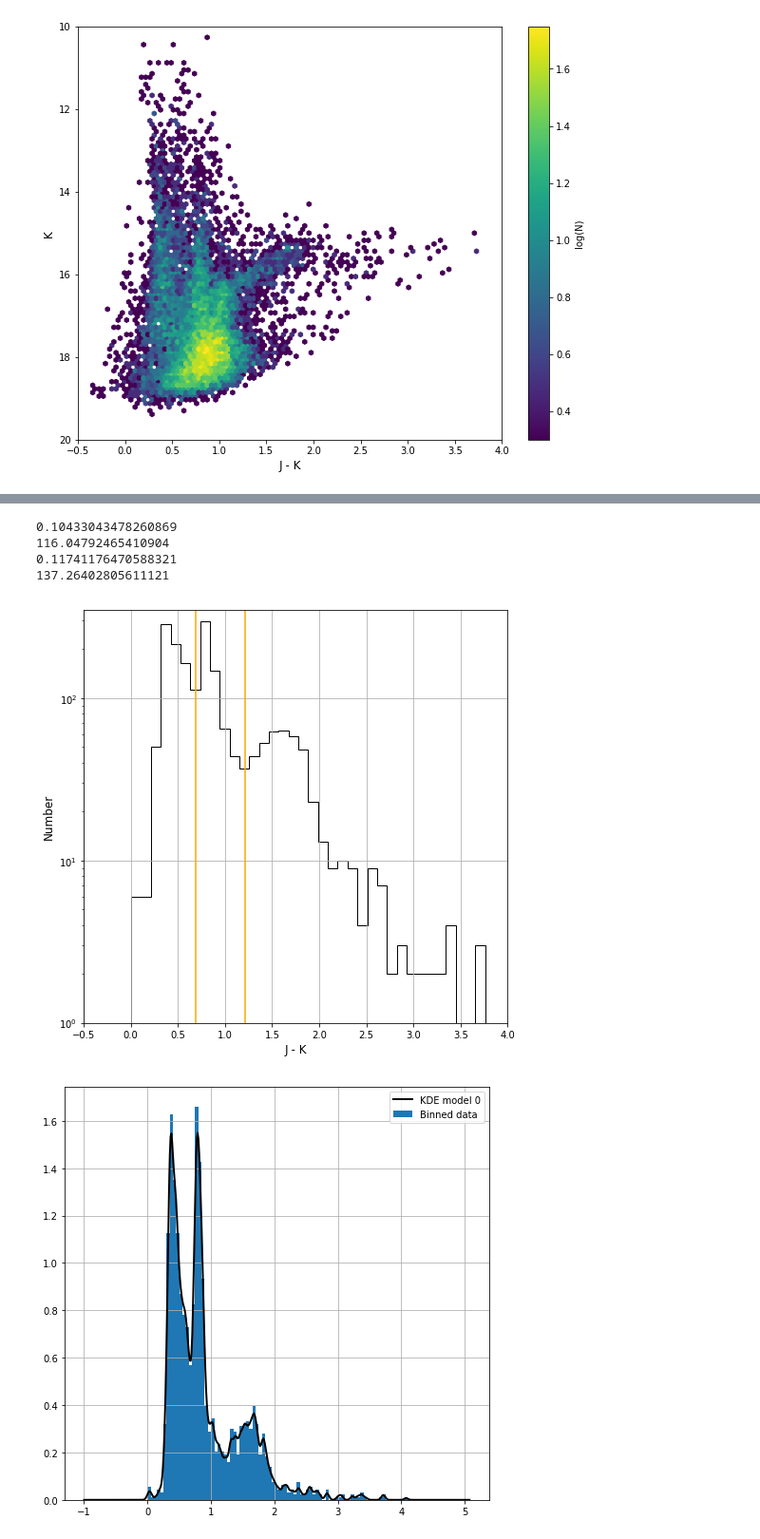
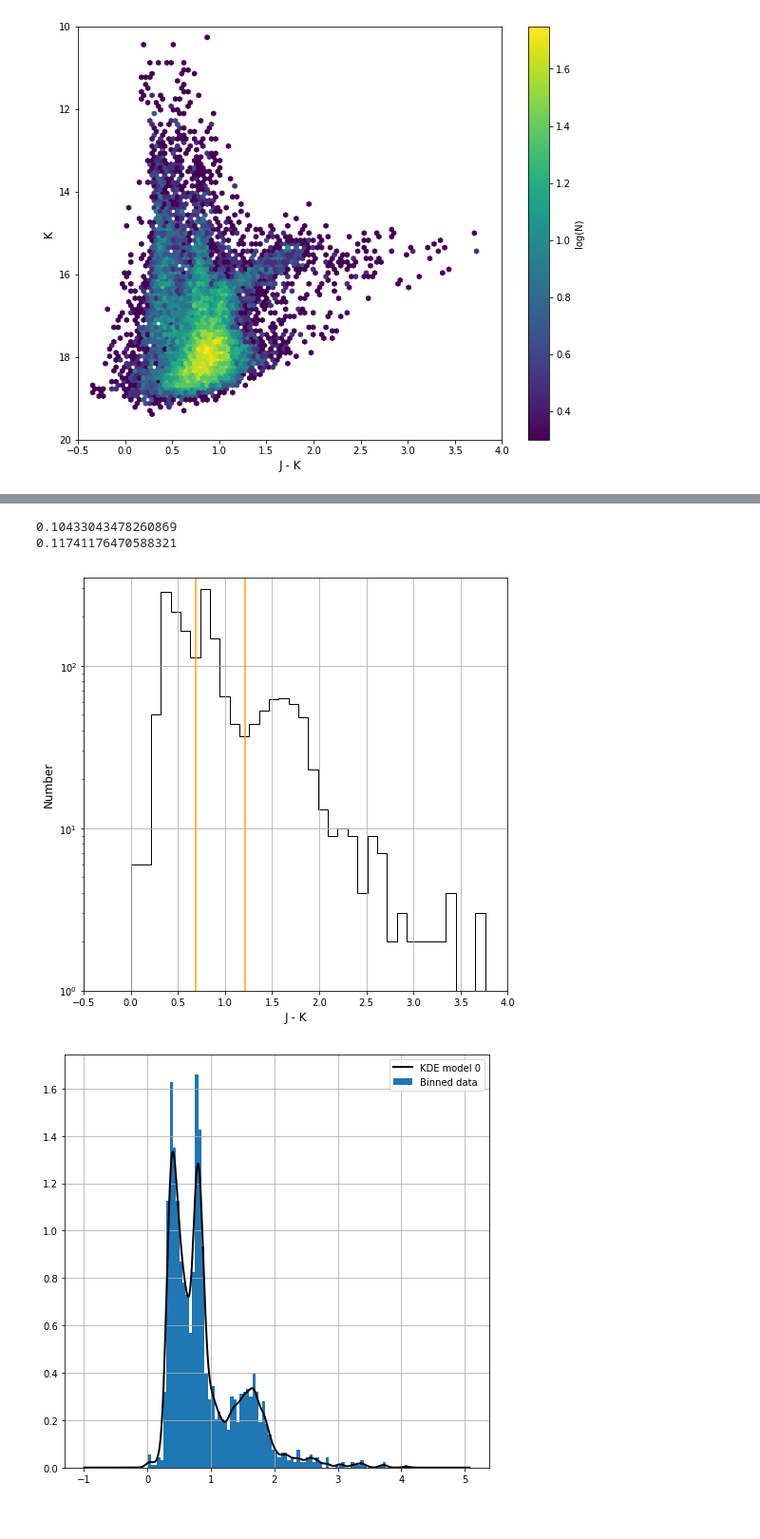
Before and after one commit to alechirschauer/NGC6822, a Jupyter notebook: Color-Cuts_K_vs_J-K_20Nov2018.ipynb, the cells around one changed output, grey strips where cells are left out. Shown at 95% size. Drawn from its saved outputs; the diff is of its cells as text; code cells hidden in the pictures.

```diff
--- a/Color-Cuts_K_vs_J-K_20Nov2018.ipynb
+++ b/Color-Cuts_K_vs_J-K_20Nov2018.ipynb
@@ -211,8 +219,12 @@ plt.close()
 #
 jMINUSkHIST0 = jMINUSkDATA[(jMINUSkDATA.Kmag < 16.0) & (jMINUSkDATA.Kmag > 14.0)]
 #
-#print jMINUSkHIST.Kmag
-#print jMINUSkHIST.jMINUSk
+#print jMINUSkHIST0.Jmag
+#print jMINUSkHIST0.Kmag
+#print jMINUSkHIST0.jMINUSk
+#print jMINUSkHIST0.eJmag
+#print jMINUSkHIST0.eKmag
+#print jMINUSkHIST0.ERRORjMINUSk
 #
 # these are the horizontal (J-K) bins
 #binwidth = 0.1
@@ -220,7 +232,7 @@ binwidth = (stats.knuth_bin_width(jMINUSkHIST0.jMINUSk))
 bin_number = (max(jMINUSkHIST0.jMINUSk)+binwidth)/binwidth
 #
 print binwidth
-print bin_number
+#print bin_number
 #
 # these are the vertical (K-band) bins
 #binwidth2 = 0.25
@@ -228,7 +240,7 @@ binwidth2 = (stats.knuth_bin_width(jMINUSkHIST0.Kmag))
 bin_number2 = (max(jMINUSkHIST0.Kmag)+binwidth2)/binwidth2
 #
 print binwidth2
-print bin_number2
+#print bin_number2
 #
 fig = plt.figure(figsize = (8,8))
 plt.hist(jMINUSkHIST0.jMINUSk, bins=np.arange(min(jMINUSkHIST0.jMINUSk), max(jMINUSkHIST0.jMINUSk) + binwidth, binwidth), histtype='step', color='black')
@@ -244,11 +256,12 @@ plt.axvline(x=1.21, linewidth=1.5, color='orange') # right inflection point *est
 plt.grid(True)
 plt.show()
 plt.close()
+#________________
+#
+# update (27 Nov 2018): These bin widths are only for sources between K = 14.0 to 16.0.
 # %% [output]
 0.10433043478260869
-116.04792465410904
 0.11741176470588321
-137.26402805611121
 [figure]
 # %%
 # 11
@@ -300,6 +323,9 @@ plt.close()
 # curve to fit the histogram(s).
 
 kde_data0 = jMINUSkHIST0.jMINUSk[(jMINUSkHIST0.jMINUSk > -100.0) & (jMINUSkHIST0.jMINUSk < 5.0)].values
+#kde_data0 = jMINUSkHIST0.jMINUSk[(jMINUSkHIST0.ERRORjMINUSk < 0.1)].values
+
+#print kde_data0
 
 # ^ This defines the range of data to be used for the Kernel Density Estimation (KDE).
 # "kde_data" will be appended with "_#" for successive y-value bin ranges.
@@ -343,7 +369,7 @@ x_eval = np.linspace(kde_data0.min() - 1.0, kde_data0.max() + 1.0, 500)
 
 # ^ These call some fitting algorithms that we didn't end up using, so this could be skipped.
 
-kde_0 = gaussian_kde(kde_data0,bw_method=0.05)
+kde_0 = gaussian_kde(kde_data0,bw_method=0.1)
 # kde_0 = gaussian_kde(kde_data_0)
 
 # ^ This defines a KDE as a Gaussian to be evaluated over the range of data defined earlier,
@@ -352,31 +378,31 @@ kde_0 = gaussian_kde(kde_data0,bw_method=0.05)
 #kde_0.scotts_factor()
 
 # ^ This prints out the value of the KDE, which I think is effectively the binwidth.
 
 plt.figure(figsize=(8,8))
 plt.plot(x_eval, kde_0(x_eval),'k',lw=2,label='KDE model 0')
 plt.hist(kde_data0,bins=bins,normed=True,label='Binned data')
 #plt.xlim(0.6, 0.75)
 #plt.ylim(0.5, 0.8)
 #plt.xlim(1.15, 1.3)
 #plt.ylim(0.16, 0.22)
 plt.legend()
 plt.grid(True)
 plt.show()
 plt.close()
 
 # ^ This plots the fit to the second histogram, giving a looser value of the inflection
 # points and therefore the local minima as compared to the first histogram, but by not
 # following so many of the nooks and crannies, it might do a better job of characterizing
 # where to set the color cuts, especially since this doesn't *need* to be too rigorous.
 #
 # I commented out everything for the first histogram, so I can just use what's left for
 # the "mass production" of fit curves for each swathe.
 #
 # The next step would be to calculate the local minima somehow OR simply zoom in to where
 # the minima are and estimate the J-K value to some precision (hundreth's place?).
 #
 ### with binwidth = 0.10, J-K = 0.65, J-K = 1.22
 ### with binwidth = 0.05, J-K = 0.68, J-K = 1.26* (double minimum)
 # %% [output]
-[figure, old version]
+[figure, new version]
```
Also changed, not shown: parts of 56 cells of this notebook, 1 other file.
